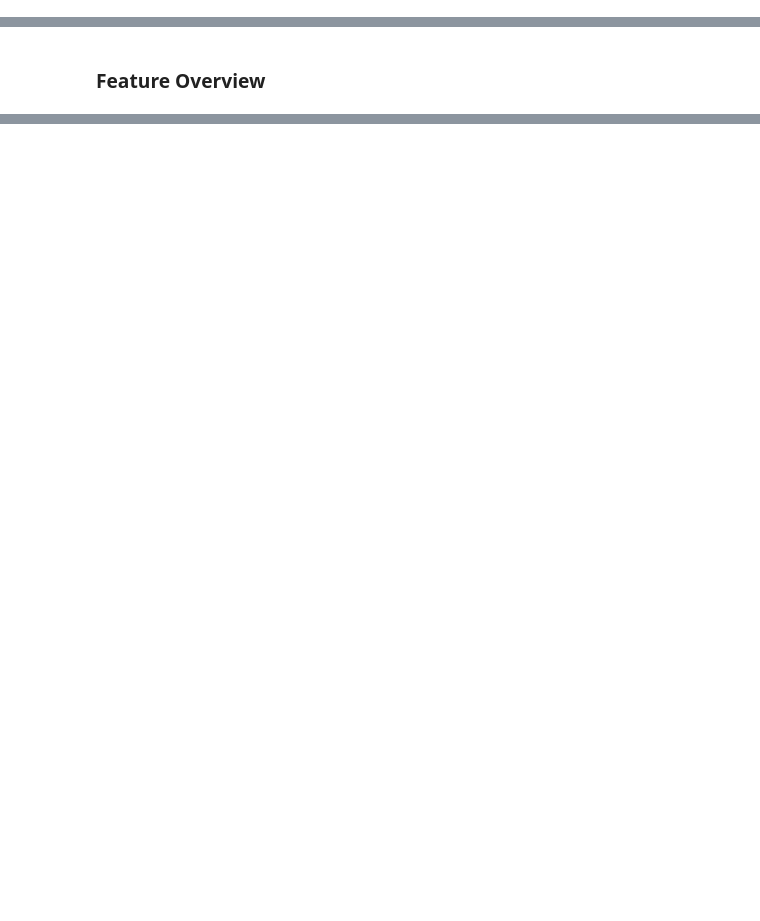
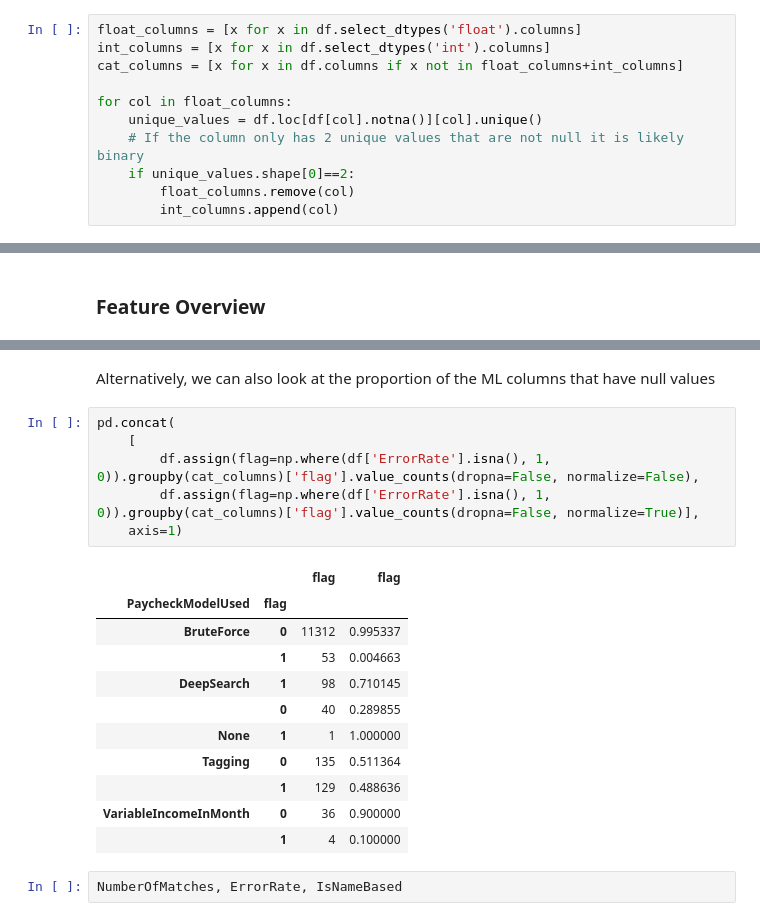
Before and after one commit to scunden/empower-th, a Jupyter notebook: notebooks/0-initial-exploration.ipynb, the cells around one changed output, grey strips where cells are left out. Cells and saved outputs as stored; diff of their text form; blank space fills up the shorter version.

```diff
--- a/notebooks/0-initial-exploration.ipynb
+++ b/notebooks/0-initial-exploration.ipynb
@@ -53,3 +54,14 @@ Data columns (total 39 columns):
  38  HasEmpowerBanking                               11808 non-null  int64
 dtypes: float64(18), int64(20), object(1)
 memory usage: 3.5+ MB
+# %%
+float_columns = [x for x in df.select_dtypes('float').columns]
+int_columns = [x for x in df.select_dtypes('int').columns]
+cat_columns = [x for x in df.columns if x not in float_columns+int_columns]
+
+for col in float_columns:
+    unique_values = df.loc[df[col].notna()][col].unique()
+    # If the column only has 2 unique values that are not null it is likely binary
+    if unique_values.shape[0]==2:
+        float_columns.remove(col)
+        int_columns.append(col)
@@ -125,0 +274,22 @@ Dropping all nulls would erase 947 positive instances (35.2%)
+# %% [markdown]
+Alternatively, we can also look at the proportion of the ML columns that have null values
+# %%
+pd.concat(
+    [
+        df.assign(flag=np.where(df['ErrorRate'].isna(), 1, 0)).groupby(cat_columns)['flag'].value_counts(dropna=False, normalize=False),
+        df.assign(flag=np.where(df['ErrorRate'].isna(), 1, 0)).groupby(cat_columns)['flag'].value_counts(dropna=False, normalize=True)],
+    axis=1)
+# %% [output]
+|  |  | flag | flag |
+| PaycheckModelUsed | flag |  |  |
+| BruteForce | 0 | 11312 | 0.995337 |
+|  | 1 | 53 | 0.004663 |
+| DeepSearch | 1 | 98 | 0.710145 |
+|  | 0 | 40 | 0.289855 |
+| None | 1 | 1 | 1.000000 |
+| Tagging | 0 | 135 | 0.511364 |
+|  | 1 | 129 | 0.488636 |
+| VariableIncomeInMonth | 0 | 36 | 0.900000 |
+|  | 1 | 4 | 0.100000 |
+# %%
+NumberOfMatches, ErrorRate, IsNameBased
```
Also changed, not shown: parts of 26 cells of this notebook.
